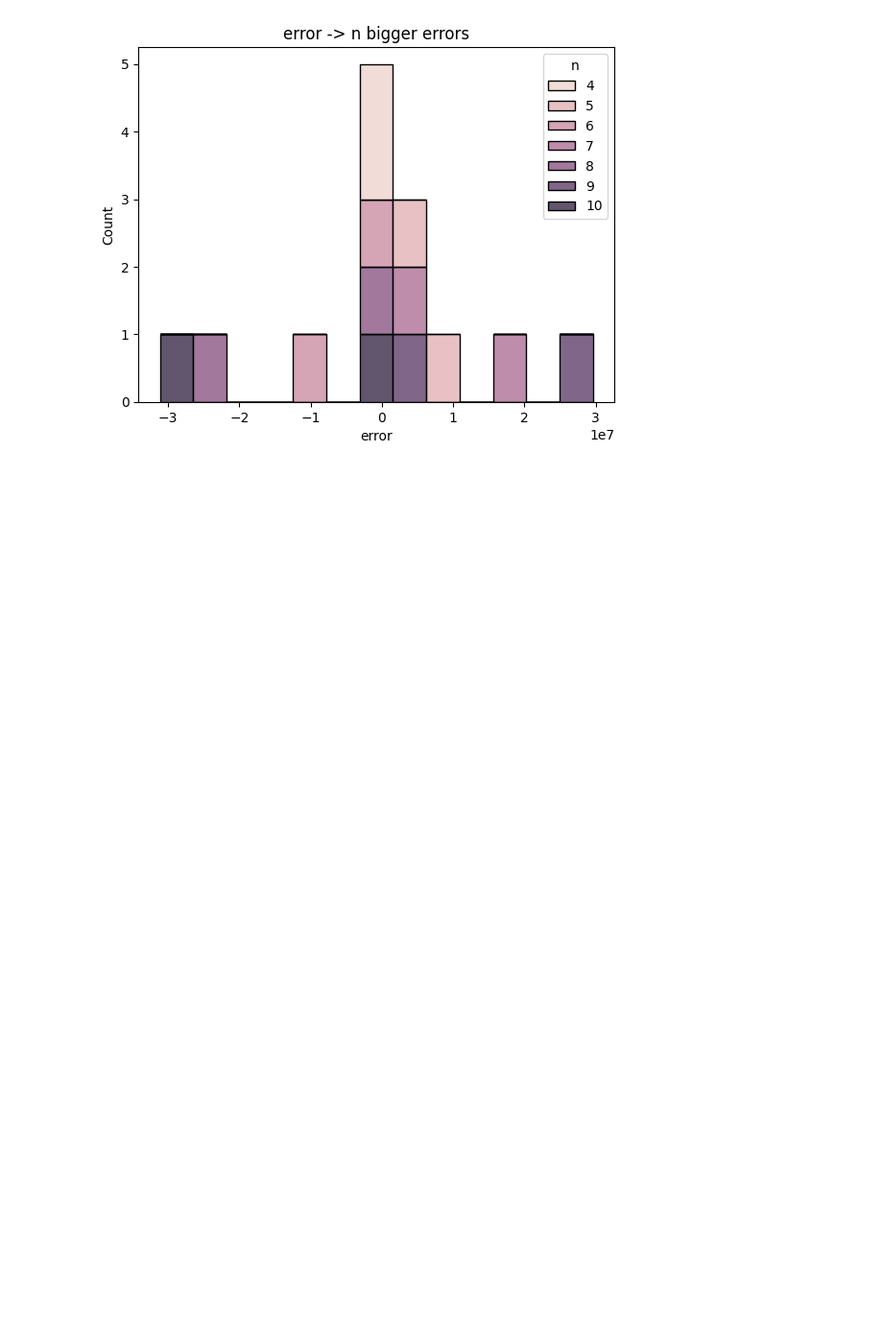
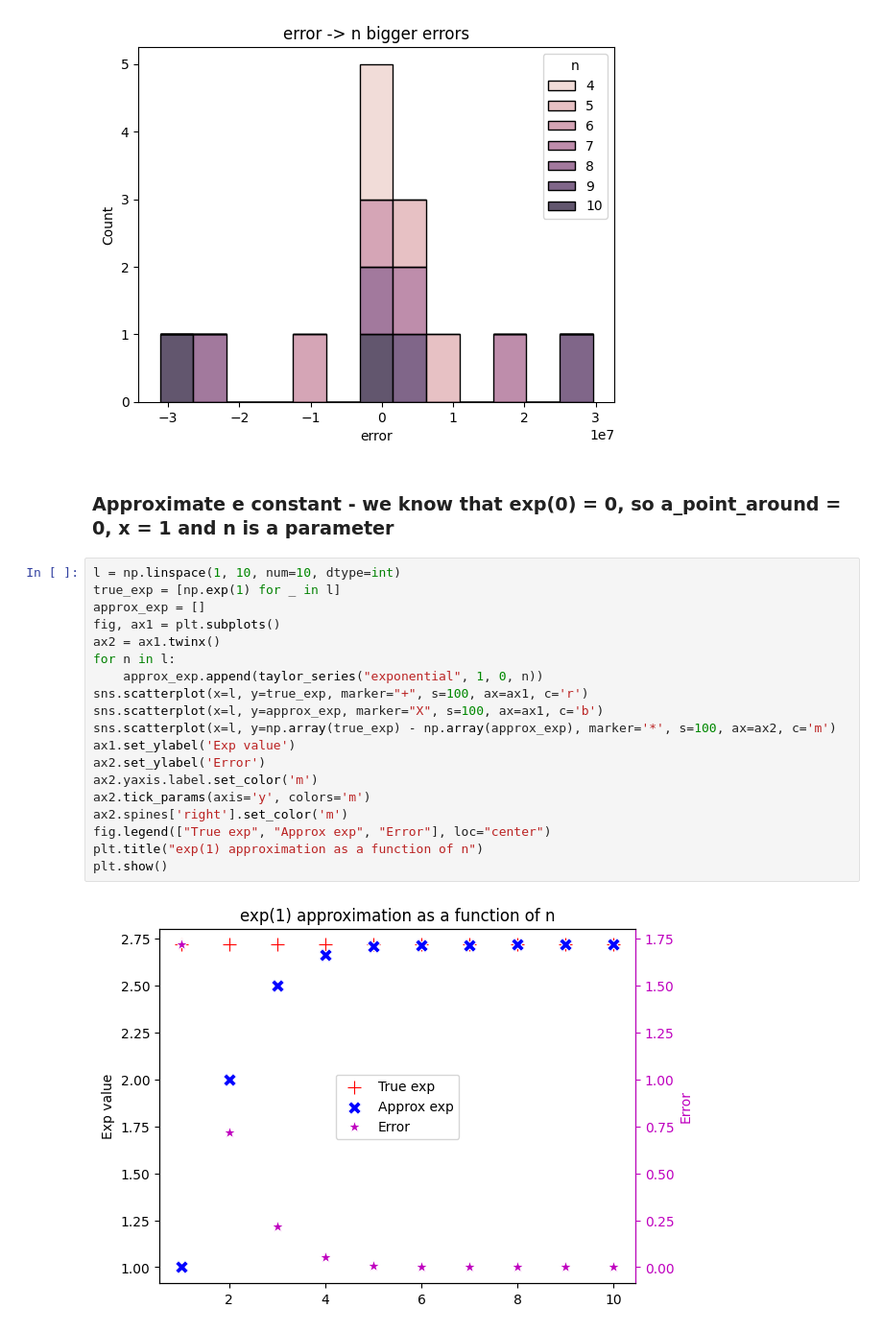
Before and after one commit to kajakIYD/Taylor-series, a Jupyter notebook: taylor_series.ipynb, the cells around one changed output. Shown at 96% size. Saved outputs shown, nothing was run; the diff lists cells and outputs as text; blank space fills up the shorter version.

Commit message:
Add approximation of exp(1) and plotting as fun of n

```diff
--- a/taylor_series.ipynb
+++ b/taylor_series.ipynb
@@ -217,3 +217,26 @@ for f_name in ("polynomial", "exponential"):
 [figure]
 [figure]
 [figure]
+# %% [markdown]
+### Approximate e constant - we know that exp(0) = 0, so a_point_around = 0, x = 1 and n is a parameter
+# %%
+l = np.linspace(1, 10, num=10, dtype=int)
+true_exp = [np.exp(1) for _ in l]
+approx_exp = []
+fig, ax1 = plt.subplots()
+ax2 = ax1.twinx()
+for n in l:
+    approx_exp.append(taylor_series("exponential", 1, 0, n))
+sns.scatterplot(x=l, y=true_exp, marker="+", s=100, ax=ax1, c='r')
+sns.scatterplot(x=l, y=approx_exp, marker="X", s=100, ax=ax1, c='b')
+sns.scatterplot(x=l, y=np.array(true_exp) - np.array(approx_exp), marker='*', s=100, ax=ax2, c='m')
+ax1.set_ylabel('Exp value')
+ax2.set_ylabel('Error')
+ax2.yaxis.label.set_color('m')
+ax2.tick_params(axis='y', colors='m')
+ax2.spines['right'].set_color('m')
+fig.legend(["True exp", "Approx exp", "Error"], loc="center")
+plt.title("exp(1) approximation as a function of n")
+plt.show()
+# %% [output]
+[figure, added]
```
